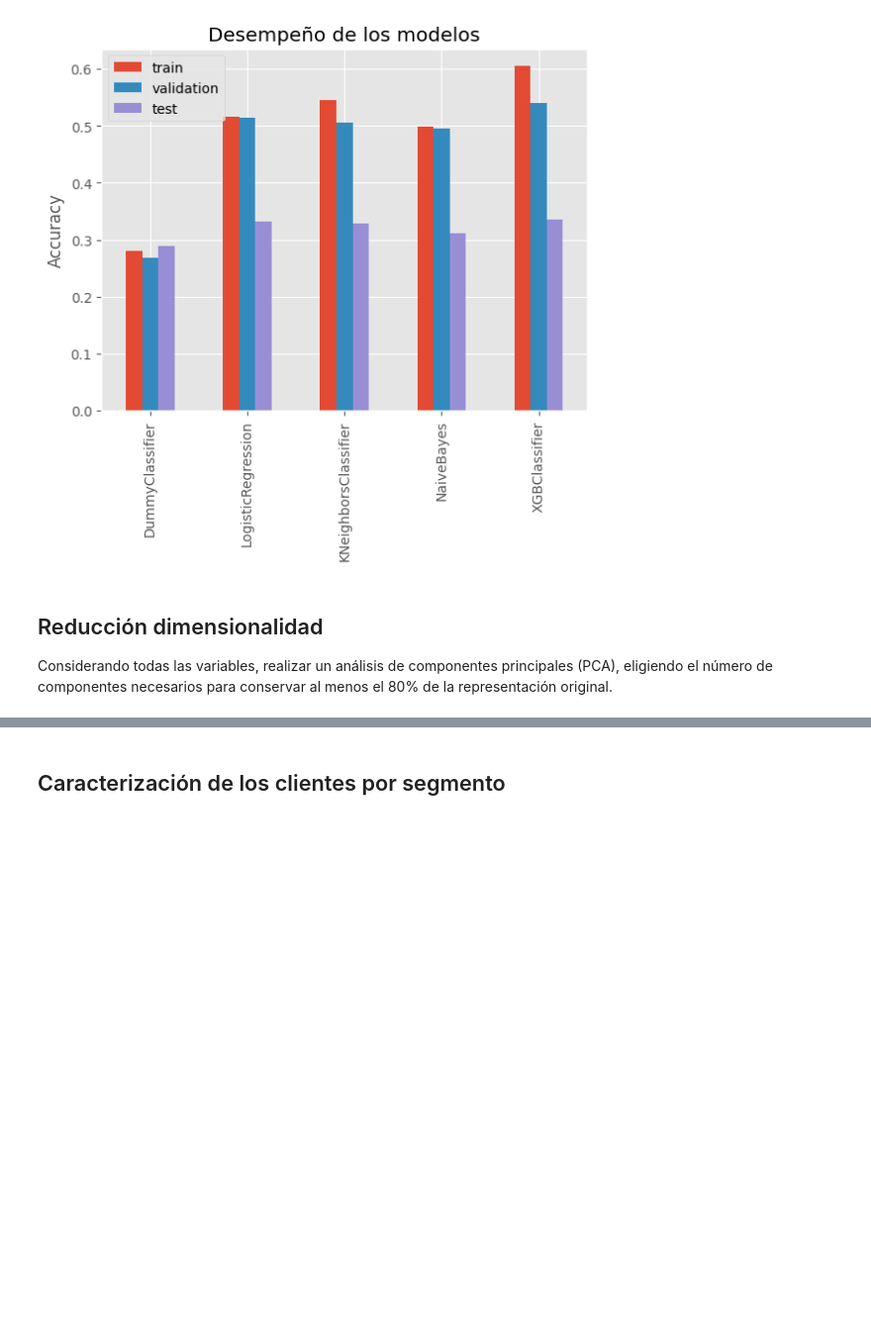
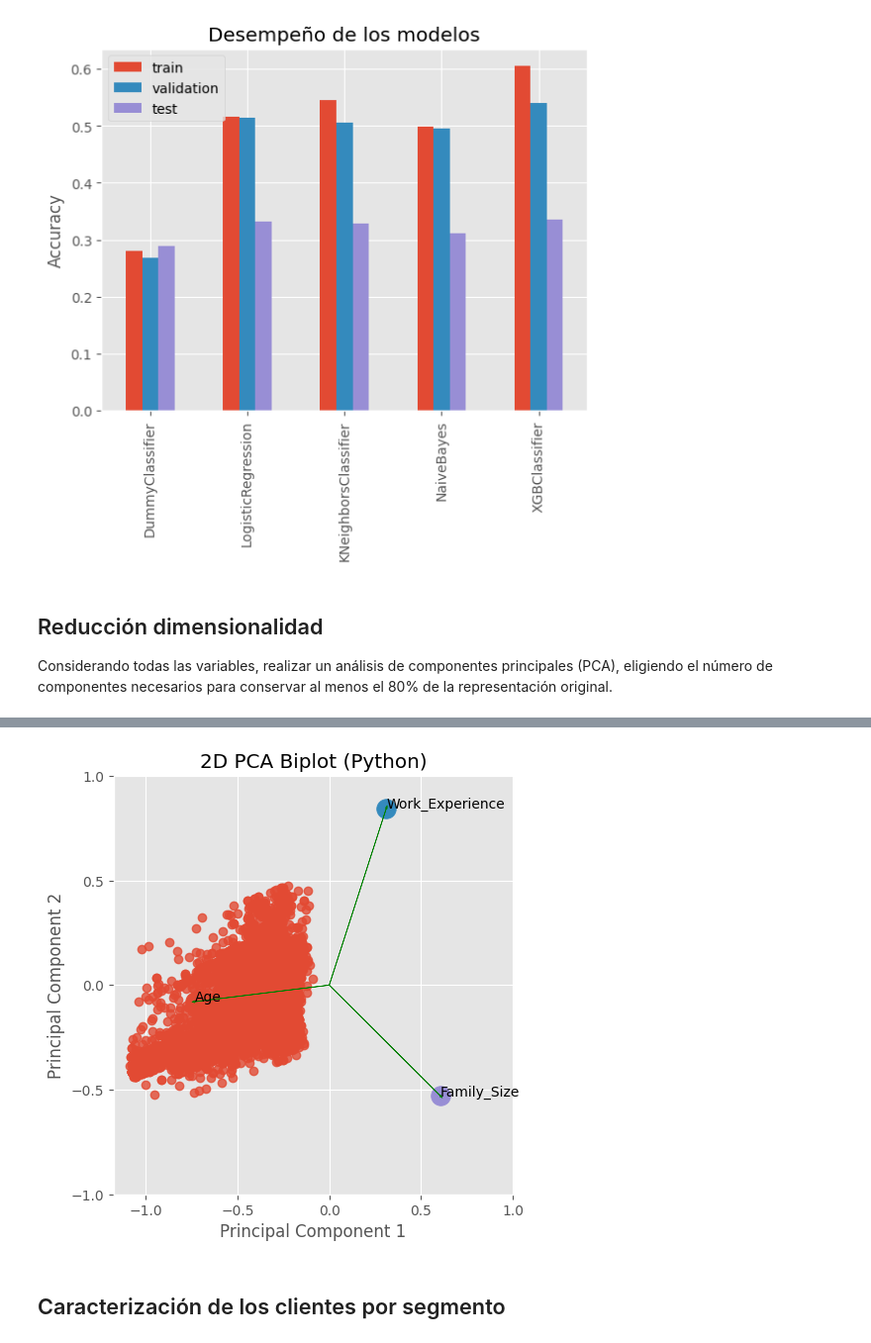
Before and after one commit to maryyuliana/fundamentos_I, a Jupyter notebook: Proyecto.ipynb, the cells around one changed output, grey strips where cells are left out. Shown: that part at 99% size. Drawn from its saved outputs; the diff is of its cells as text; code cells hidden in the pictures; blank space fills up the shorter version.

Commit message:
Biplot PCA and KMeans clusters

```diff
--- a/Proyecto.ipynb
+++ b/Proyecto.ipynb
@@ -688,2 +675,51 @@ def biplot(data, loadings, index1, index2, labels=None):
+# %%
+xs = loadings[0]
+ys = loadings[1]
+
+# Create DataFrame from PCA
+pca_df = pd.DataFrame(
+    data=pca_features,
+    columns=['PC1', 'PC2','PC3'])
+
+
+# Scale PCS into a DataFrame
+pca_df_scaled = pca_df.copy()
+
+scaler_df = pca_df[['PC1', 'PC2','PC3']]
+scaler = 1 / (scaler_df.max() - scaler_df.min())
+
+for index in scaler.index:
+    pca_df_scaled[index] *= scaler[index]
+
+
+sns.lmplot(
+    x='PC1',
+    y='PC2',
+    data=pca_df_scaled,
+    fit_reg=False,
+    )
+
+for i, varnames in enumerate(feature_names):
+    plt.scatter(xs[i], ys[i], s=200)
+    plt.arrow(
+        0, 0, # coordinates of arrow base
+        xs[i], # length of the arrow along x
+        ys[i], # length of the arrow along y
+        color='green',
+        head_width=0.01
+        )
+    plt.text(xs[i], ys[i], varnames)
+
+xticks = np.linspace(-1, 1, num=5)
+yticks = np.linspace(-1,1, num=5)
+plt.xticks(xticks)
+plt.yticks(yticks)
+plt.xlabel('Principal Component 1')
+plt.ylabel('Principal Component 2')
+
+plt.title('2D PCA Biplot (Python)')
+plt.show()
+# %% [output]
+[figure, added]
 # %% [markdown]
 ## Caracterización de los clientes por segmento
```
Also changed, not shown: parts of 31 cells of this notebook.
